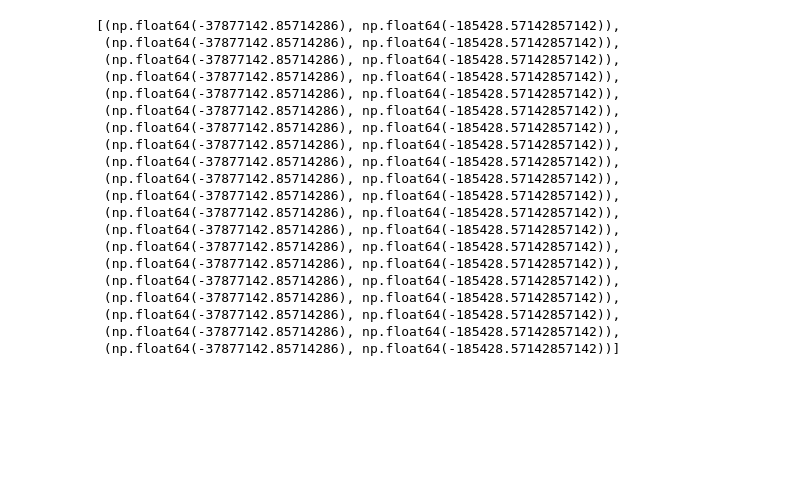
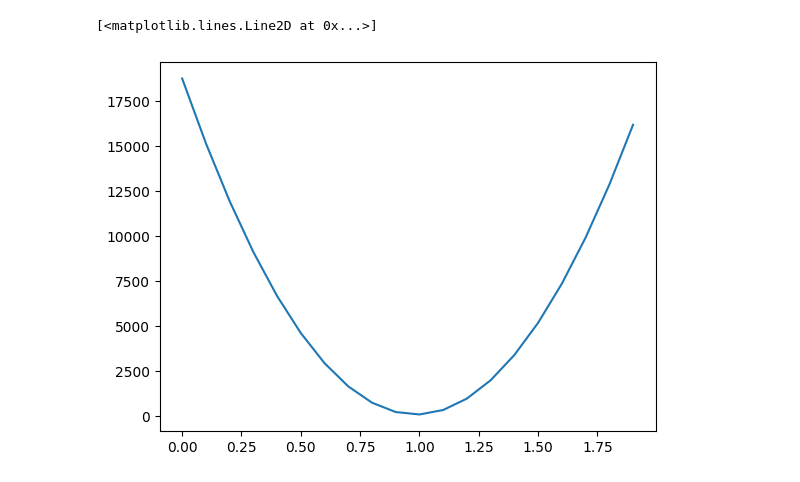
Before and after one commit to mtarotML/ml-sandbox, a Jupyter notebook: notebooks/linear_regression.ipynb, the cells around one changed output. Saved outputs shown, nothing was run; the diff lists cells and outputs as text; code cells hidden in the pictures; blank space fills up the shorter version.

```diff
--- a/notebooks/linear_regression.ipynb
+++ b/notebooks/linear_regression.ipynb
@@ -71,29 +116,11 @@ descente_gradient(X,y,0.01,10)
 # %%
+#Affichage de la fonction de coût
 b = 0
 w_ex = np.arange(0,2,0.1)
 cost_ex = []
-for i in w_ex:
-    cost_ex.append(calculer_gradient(X,y,w,b))
+for w in w_ex:
+    cost_ex.append(calculer_cout(X,y,w,b))
+plt.plot(w_ex,cost_ex)
+# %% [output]
+[<matplotlib.lines.Line2D at 0x...>]
+[figure, added]
-# %%
-cost_ex
-# %% [output]
-[(np.float64(-37877142.85714286), np.float64(-185428.57142857142)),
- (np.float64(-37877142.85714286), np.float64(-185428.57142857142)),
- (np.float64(-37877142.85714286), np.float64(-185428.57142857142)),
- (np.float64(-37877142.85714286), np.float64(-185428.57142857142)),
- (np.float64(-37877142.85714286), np.float64(-185428.57142857142)),
- (np.float64(-37877142.85714286), np.float64(-185428.57142857142)),
- (np.float64(-37877142.85714286), np.float64(-185428.57142857142)),
- (np.float64(-37877142.85714286), np.float64(-185428.57142857142)),
- (np.float64(-37877142.85714286), np.float64(-185428.57142857142)),
- (np.float64(-37877142.85714286), np.float64(-185428.57142857142)),
- (np.float64(-37877142.85714286), np.float64(-185428.57142857142)),
- (np.float64(-37877142.85714286), np.float64(-185428.57142857142)),
- (np.float64(-37877142.85714286), np.float64(-185428.57142857142)),
- (np.float64(-37877142.85714286), np.float64(-185428.57142857142)),
- (np.float64(-37877142.85714286), np.float64(-185428.57142857142)),
- (np.float64(-37877142.85714286), np.float64(-185428.57142857142)),
- (np.float64(-37877142.85714286), np.float64(-185428.57142857142)),
- (np.float64(-37877142.85714286), np.float64(-185428.57142857142)),
- (np.float64(-37877142.85714286), np.float64(-185428.57142857142)),
- (np.float64(-37877142.85714286), np.float64(-185428.57142857142))]
```
Also changed, not shown: parts of 5 cells of this notebook.
